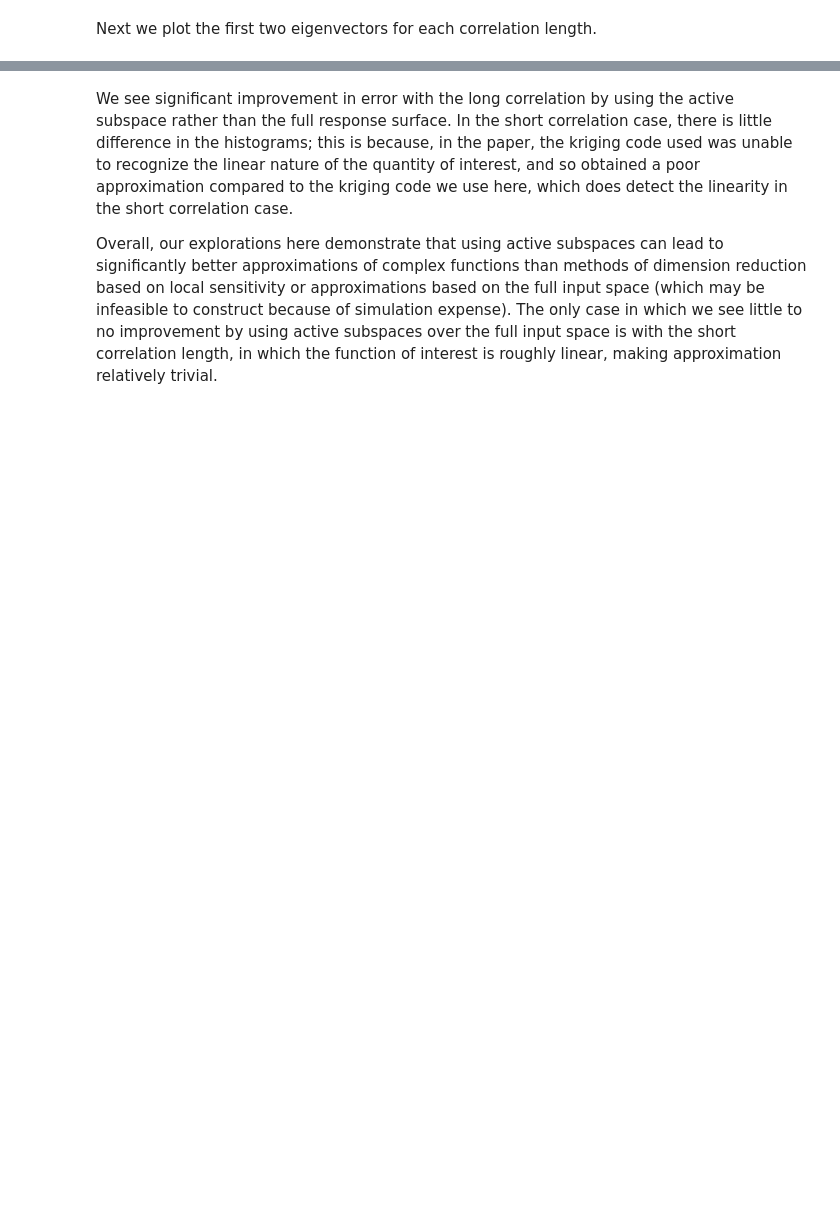
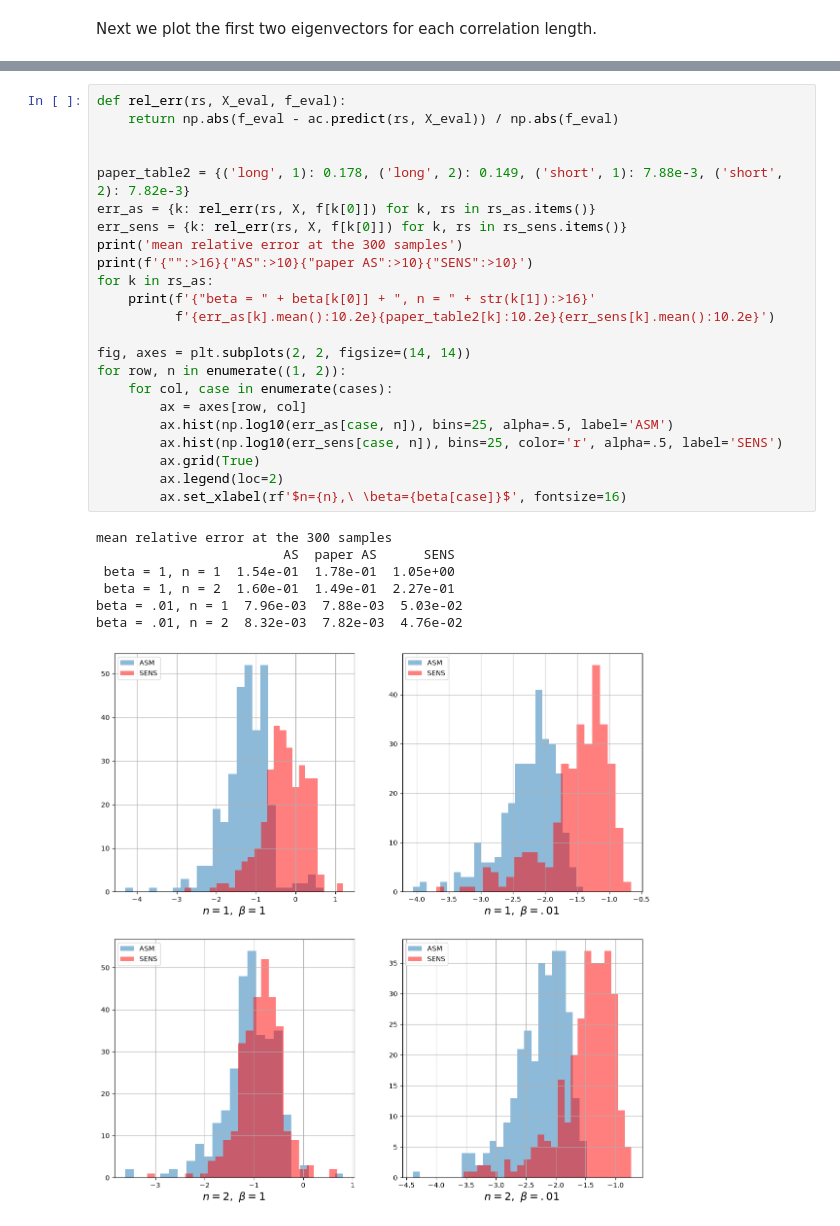
Before and after one commit to paulcon/as-data-sets, a Jupyter notebook: uq_benchmarks/Elliptic_PDE_Random_Coefficients/Elliptic_PDE_Random_Coefficients.ipynb, the cells around one changed output, grey strips where cells are left out. Drawn from its saved outputs; the diff is of its cells as text; blank space fills up the shorter version.

```diff
--- a/uq_benchmarks/Elliptic_PDE_Random_Coefficients/Elliptic_PDE_Random_Coefficients.ipynb
+++ b/uq_benchmarks/Elliptic_PDE_Random_Coefficients/Elliptic_PDE_Random_Coefficients.ipynb
@@ -518,4 +385,31 @@ axes[3].set_xlabel(r'$n=2,\ \beta=.01$', fontsize=16)
-# %% [markdown]
-We see significant improvement in error with the long correlation by using the active subspace rather than the full response surface. In the short correlation case, there is little difference in the histograms; this is because, in the paper, the kriging code used was unable to recognize the linear nature of the quantity of interest, and so obtained a poor approximation compared to the kriging code we use here, which does detect the linearity in the short correlation case.
-
-Overall, our explorations here demonstrate that using active subspaces can lead to significantly better approximations of complex functions than methods of dimension reduction based on local sensitivity or approximations based on the full input space (which may be infeasible to construct because of simulation expense). The only case in which we see little to no improvement by using active subspaces over the full input space is with the short correlation length, in which the function of interest is roughly linear, making approximation relatively trivial.
+# %%
+def rel_err(rs, X_eval, f_eval):
+    return np.abs(f_eval - ac.predict(rs, X_eval)) / np.abs(f_eval)
+
+
+paper_table2 = {('long', 1): 0.178, ('long', 2): 0.149, ('short', 1): 7.88e-3, ('short', 2): 7.82e-3}
+err_as = {k: rel_err(rs, X, f[k[0]]) for k, rs in rs_as.items()}
+err_sens = {k: rel_err(rs, X, f[k[0]]) for k, rs in rs_sens.items()}
+print('mean relative error at the 300 samples')
+print(f'{"":>16}{"AS":>10}{"paper AS":>10}{"SENS":>10}')
+for k in rs_as:
+    print(f'{"beta = " + beta[k[0]] + ", n = " + str(k[1]):>16}'
+          f'{err_as[k].mean():10.2e}{paper_table2[k]:10.2e}{err_sens[k].mean():10.2e}')
+
+fig, axes = plt.subplots(2, 2, figsize=(14, 14))
+for row, n in enumerate((1, 2)):
+    for col, case in enumerate(cases):
+        ax = axes[row, col]
+        ax.hist(np.log10(err_as[case, n]), bins=25, alpha=.5, label='ASM')
+        ax.hist(np.log10(err_sens[case, n]), bins=25, color='r', alpha=.5, label='SENS')
+        ax.grid(True)
+        ax.legend(loc=2)
+        ax.set_xlabel(rf'$n={n},\ \beta={beta[case]}$', fontsize=16)
+# %% [output]
+mean relative error at the 300 samples
+                        AS  paper AS      SENS
+ beta = 1, n = 1  1.54e-01  1.78e-01  1.05e+00
+ beta = 1, n = 2  1.60e-01  1.49e-01  2.27e-01
+beta = .01, n = 1  7.96e-03  7.88e-03  5.03e-02
+beta = .01, n = 2  8.32e-03  7.82e-03  4.76e-02
+[figure, added]
```
Also changed, not shown: parts of 38 cells of this notebook, 8 other files.
